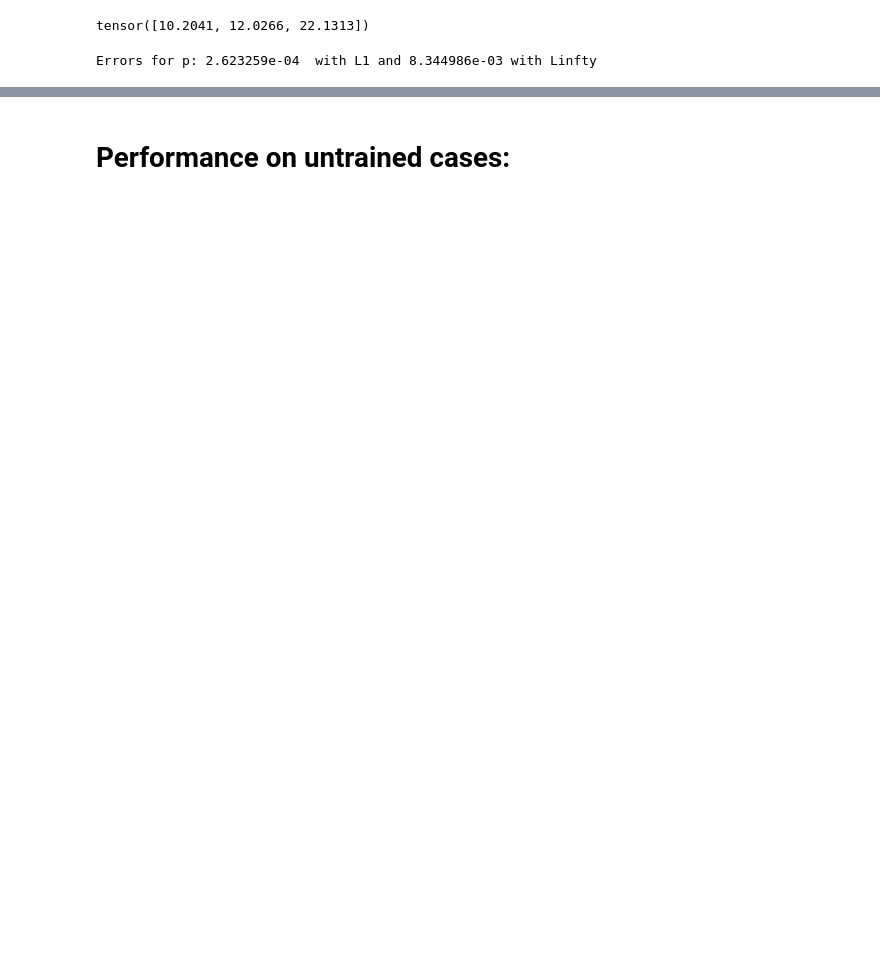
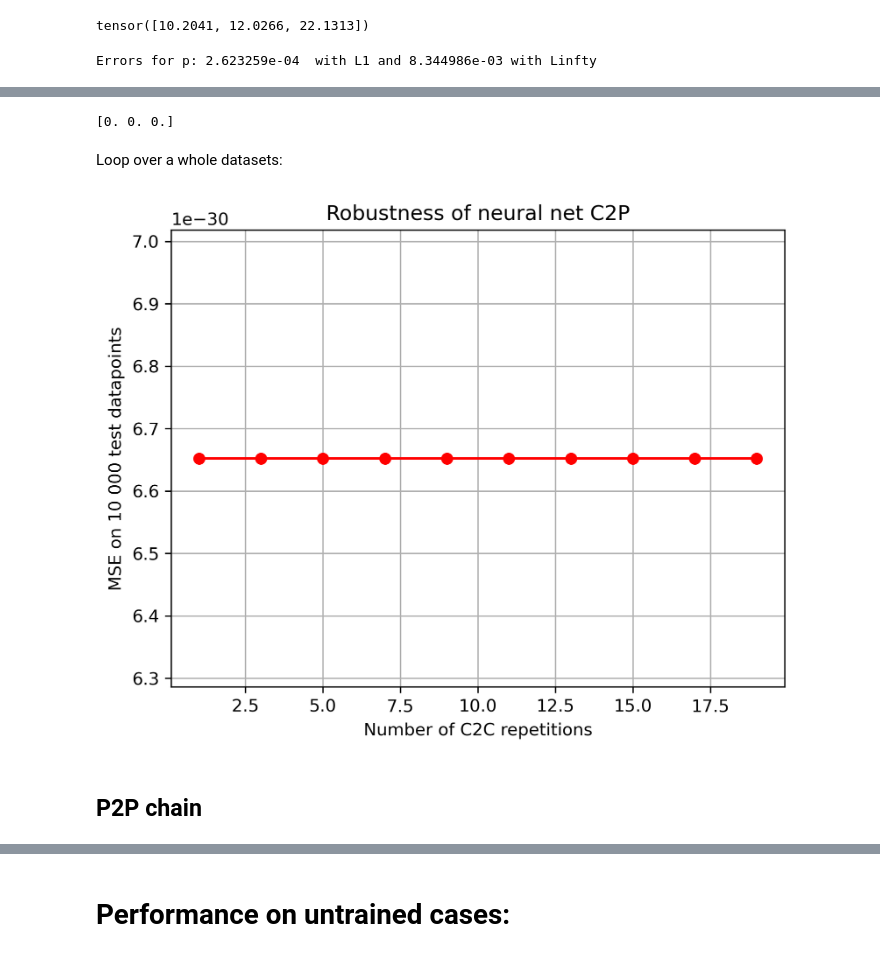
Before and after one commit to ThibeauWouters/MLC2P, a Jupyter notebook: Code/NNC2P.ipynb, the cells around one changed output, grey strips where cells are left out. Cells and saved outputs as stored; diff of their text form; code cells hidden in the pictures; blank space fills up the shorter version.

```diff
--- a/Code/NNC2P.ipynb
+++ b/Code/NNC2P.ipynb
@@ -200,5 +118,6 @@ Plot training process:
 # %% [markdown]
 # Training the network
 # %%
-model = NeuralNetwork(h1=600, h2=200)
+model = Net(h=[600, 200])
 device = "cpu"
+model
@@ -205,4 +132,8 @@ device = "cpu"
 # %%
-# model_dict = torch.load("NNC2P_new.pth")
-# model = nnc2p.create_nn(model_dict)
-# print(model)
+model_dict = torch.load("NNC2P_new.pth")
+# Check whether the model we defined has output bias or not. No bias, then pop this param from dict
+if model.linear3.bias == None:
+    model_dict.pop('linear3.bias', None)
+    print(model_dict.keys())
+# Load the model
+model.load_state_dict(model_dict)
@@ -317,0 +273,33 @@ Errors for p: 2.623259e-04  with L1 and 8.344986e-03 with Linfty
+# %%
+test_cons = nnc2p.TEST_DATA.features[0]
+D_test, S_test, tau_test = test_cons[0].item(), test_cons[1].item(), test_cons[2].item()
+D_new, S_new, tau_new = physics.c2c(D_test, S_test, tau_test, model, nb_repetitions=100)
+# print(D_test, S_test, tau_test)
+# print(D_new, S_new, tau_new)
+print(abs(np.array([D_test, S_test, tau_test]) - np.array([D_new, S_new, tau_new])))
+# %% [output]
+[0. 0. 0.]
+# %% [markdown]
+Loop over a whole datasets:
+# %%
+l1_error, l2_error = physics.c2c_dataset(nnc2p.TEST_DATA, model)
+mse_error = np.mean(l2_error)
+# %%
+# Loop
+mse_errors = []
+reps = np.arange(1, 21, 2)
+for nb_repetitions in reps:
+    l1_error, l2_error = physics.c2c_dataset(nnc2p.TEST_DATA, model, nb_repetitions=nb_repetitions)
+    mse_error = np.mean(l2_error)
+    mse_errors.append(mse_error)
+# %%
+plt.plot(reps, mse_errors, '-o', color='red')
+plt.xlabel("Number of C2C repetitions")
+plt.ylabel("MSE on 10 000 test datapoints")
+plt.title("Robustness of neural net C2P")
+plt.grid()
+plt.show()
+# %% [output]
+[figure, added]
+# %% [markdown]
+## P2P chain
```
Also changed, not shown: parts of 38 cells of this notebook, 14 other files.
